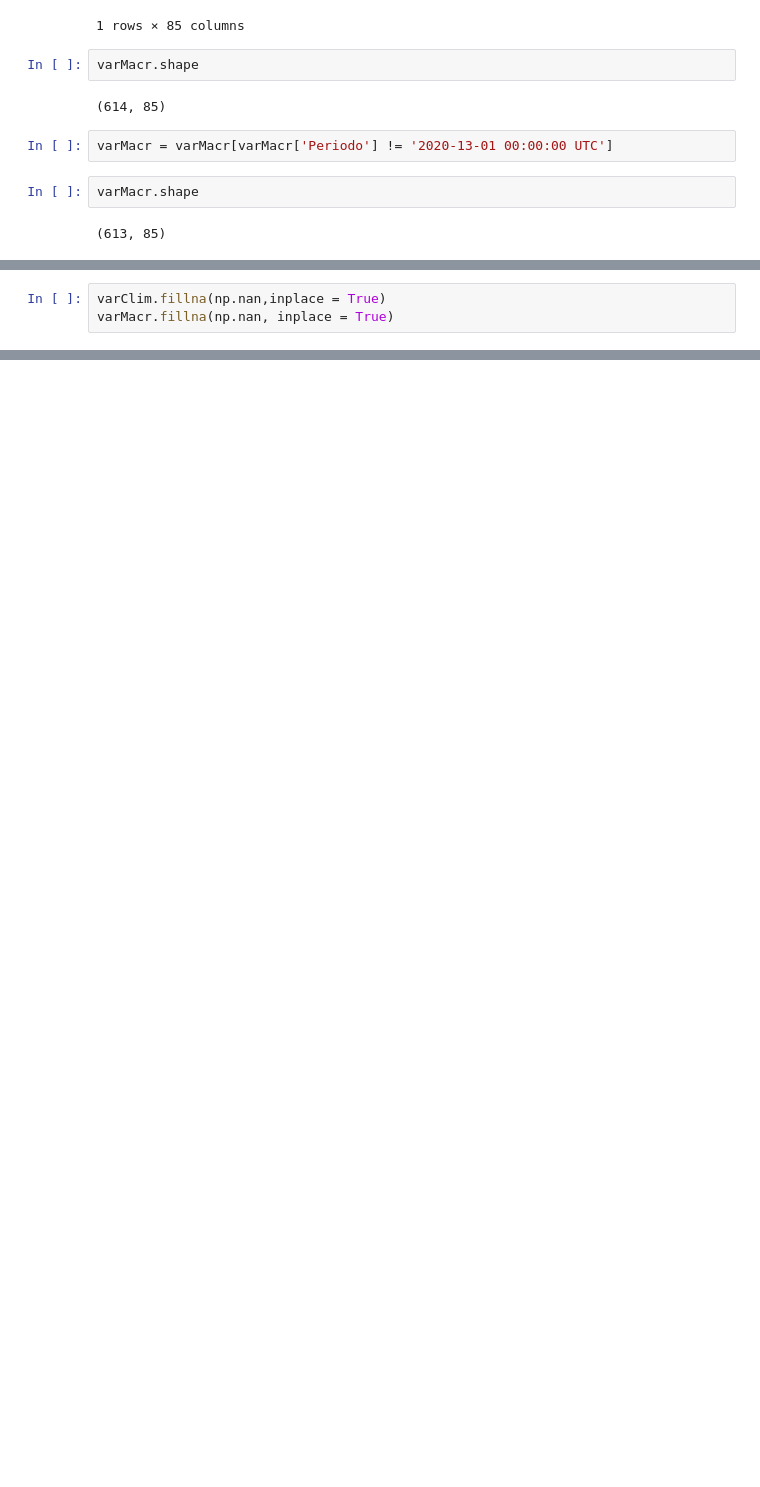
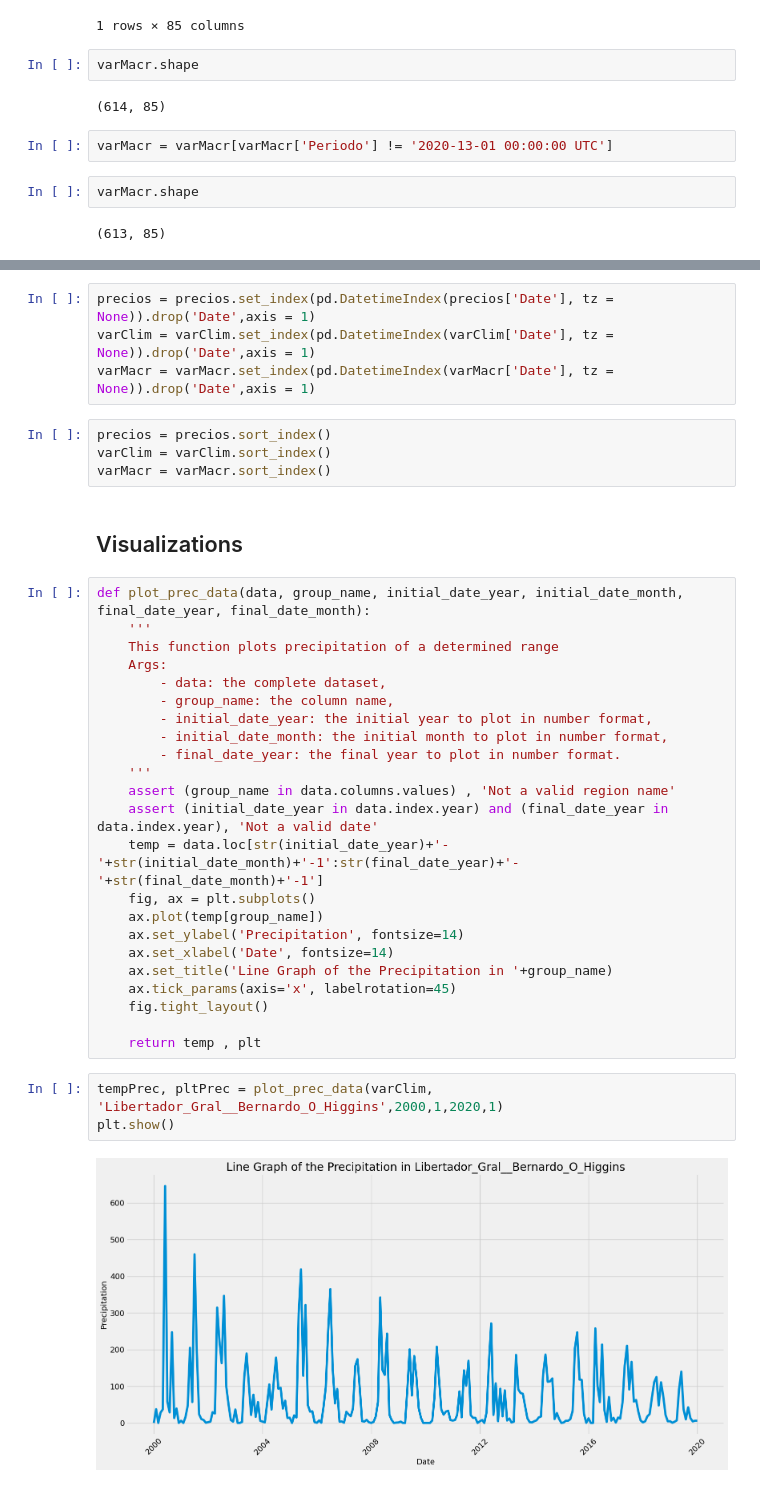
Before and after one commit to danisha20/MilkChallenge, a Jupyter notebook: daniela_analisis.ipynb, the cells around one changed output, grey strips where cells are left out. Cells and saved outputs as stored; diff of their text form; blank space fills up the shorter version.

```diff
--- a/daniela_analisis.ipynb
+++ b/daniela_analisis.ipynb
@@ -113,3 +213,0 @@ Name: Periodo, Length: 613, dtype: datetime64[ns]
-# %%
-varClim.fillna(np.nan,inplace = True)
-varMacr.fillna(np.nan, inplace = True)
@@ -164,0 +333,38 @@ AttributeError: 'DataFrame' object has no attribute 'value'
+# %%
+precios = precios.set_index(pd.DatetimeIndex(precios['Date'], tz = None)).drop('Date',axis = 1)
+varClim = varClim.set_index(pd.DatetimeIndex(varClim['Date'], tz = None)).drop('Date',axis = 1)
+varMacr = varMacr.set_index(pd.DatetimeIndex(varMacr['Date'], tz = None)).drop('Date',axis = 1)
+# %%
+precios = precios.sort_index()
+varClim = varClim.sort_index()
+varMacr = varMacr.sort_index()
+# %% [markdown]
+## Visualizations
+# %%
+def plot_prec_data(data, group_name, initial_date_year, initial_date_month, final_date_year, final_date_month):
+    '''
+    This function plots precipitation of a determined range
+    Args:
+        - data: the complete dataset,
+        - group_name: the column name,
+        - initial_date_year: the initial year to plot in number format,
+        - initial_date_month: the initial month to plot in number format,
+        - final_date_year: the final year to plot in number format.
+    '''
+    assert (group_name in data.columns.values) , 'Not a valid region name'
+    assert (initial_date_year in data.index.year) and (final_date_year in data.index.year), 'Not a valid date'
+    temp = data.loc[str(initial_date_year)+'-'+str(initial_date_month)+'-1':str(final_date_year)+'-'+str(final_date_month)+'-1']
+    fig, ax = plt.subplots()
+    ax.plot(temp[group_name])
+    ax.set_ylabel('Precipitation', fontsize=14)
+    ax.set_xlabel('Date', fontsize=14)
+    ax.set_title('Line Graph of the Precipitation in '+group_name)
+    ax.tick_params(axis='x', labelrotation=45)
+    fig.tight_layout()
+
+    return temp , plt
+# %%
+tempPrec, pltPrec = plot_prec_data(varClim, 'Libertador_Gral__Bernardo_O_Higgins',2000,1,2020,1)
+plt.show()
+# %% [output]
+[figure, added]
```
Also changed, not shown: parts of 119 cells of this notebook, 4 other files.
